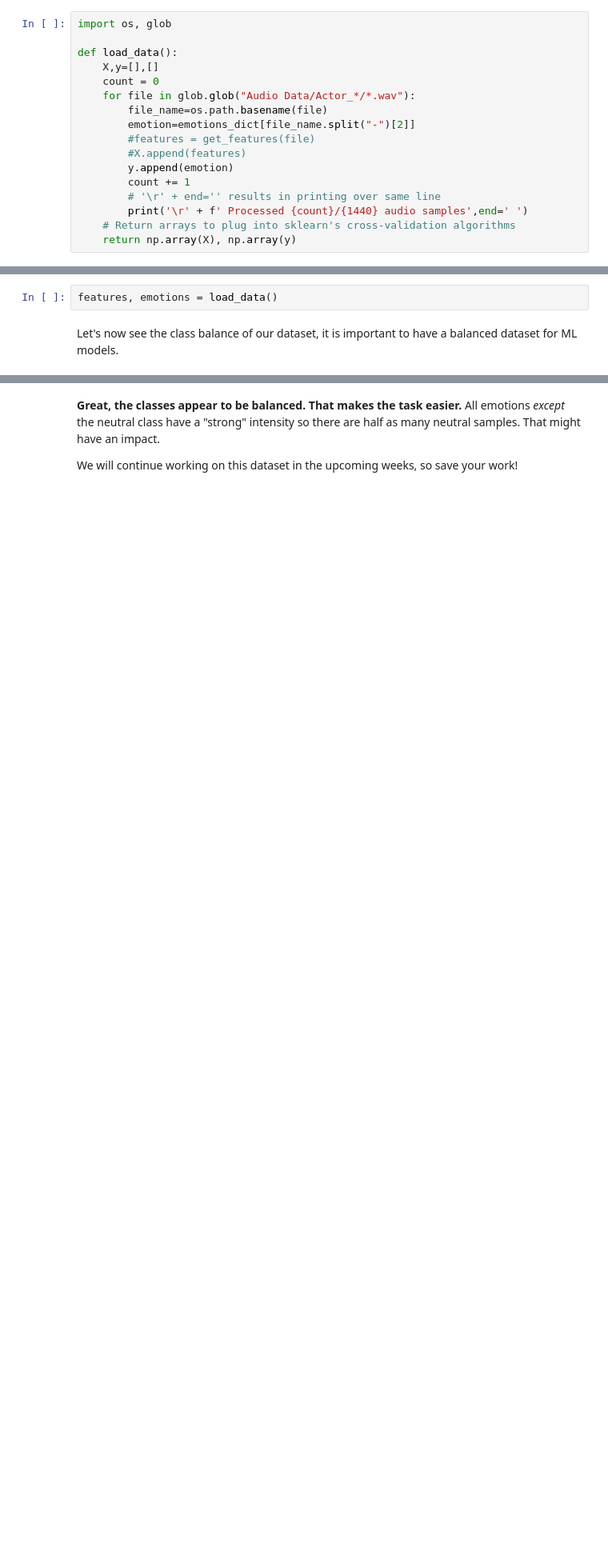
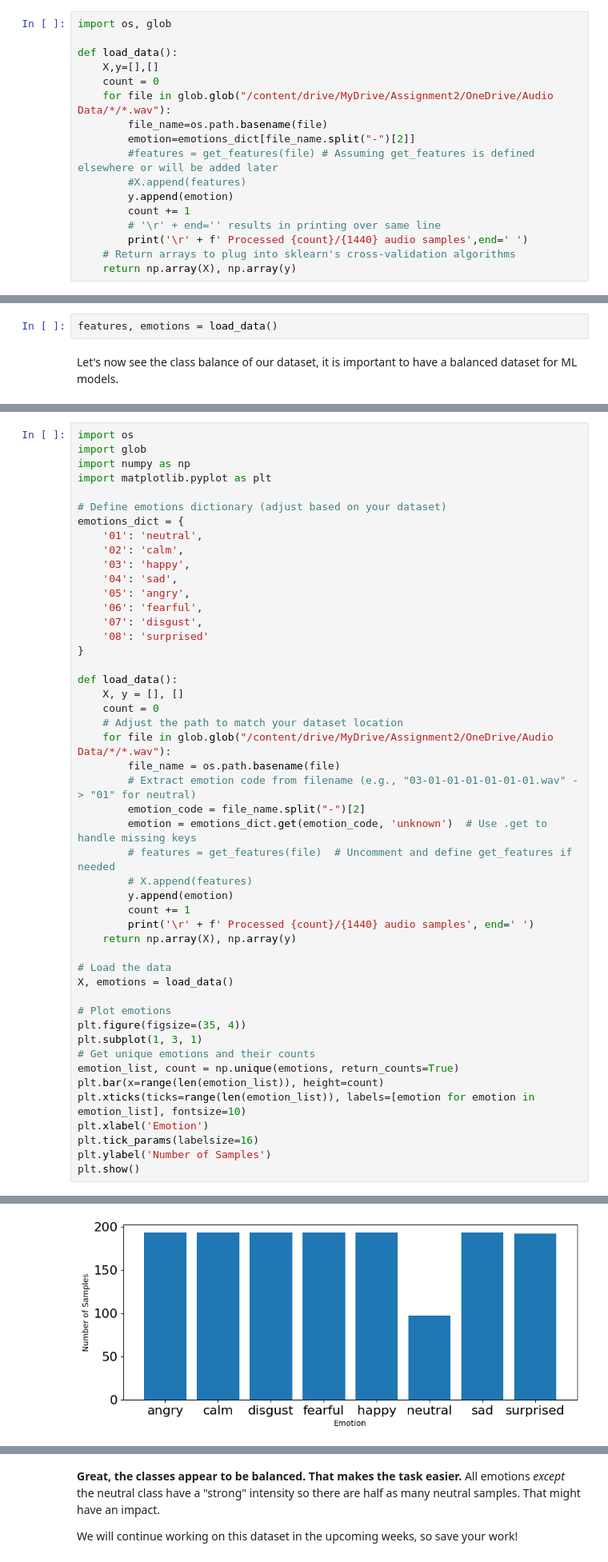
Before and after one commit to Midas0901/Poom, a Jupyter notebook: Week 2.ipynb, the cells around one changed output, grey strips where cells are left out. Shown at 80% size. Saved outputs shown, nothing was run; the diff lists cells and outputs as text; blank space fills up the shorter version.

```diff
--- a/Week 2.ipynb
+++ b/Week 2.ipynb
@@ -539,10 +677,10 @@ import os, glob
 def load_data():
     X,y=[],[]
     count = 0
-    for file in glob.glob("Audio Data/Actor_*/*.wav"):
+    for file in glob.glob("/content/drive/MyDrive/Assignment2/OneDrive/Audio Data/*/*.wav"):
         file_name=os.path.basename(file)
         emotion=emotions_dict[file_name.split("-")[2]]
-        #features = get_features(file)
+        #features = get_features(file) # Assuming get_features is defined elsewhere or will be added later
         #X.append(features)
         y.append(emotion)
         count += 1
@@ -571,0 +698,49 @@ plt.show()
+# %%
+import os
+import glob
+import numpy as np
+import matplotlib.pyplot as plt
+
+# Define emotions dictionary (adjust based on your dataset)
+emotions_dict = {
+    '01': 'neutral',
+    '02': 'calm',
+    '03': 'happy',
+    '04': 'sad',
+    '05': 'angry',
+    '06': 'fearful',
+    '07': 'disgust',
+    '08': 'surprised'
+}
+
+def load_data():
+    X, y = [], []
+    count = 0
+    # Adjust the path to match your dataset location
+    for file in glob.glob("/content/drive/MyDrive/Assignment2/OneDrive/Audio Data/*/*.wav"):
+        file_name = os.path.basename(file)
+        # Extract emotion code from filename (e.g., "03-01-01-01-01-01-01.wav" -> "01" for neutral)
+        emotion_code = file_name.split("-")[2]
+        emotion = emotions_dict.get(emotion_code, 'unknown')  # Use .get to handle missing keys
+        # features = get_features(file)  # Uncomment and define get_features if needed
+        # X.append(features)
+        y.append(emotion)
+        count += 1
+        print('\r' + f' Processed {count}/{1440} audio samples', end=' ')
+    return np.array(X), np.array(y)
+
+# Load the data
+X, emotions = load_data()
+
+# Plot emotions
+plt.figure(figsize=(35, 4))
+plt.subplot(1, 3, 1)
+# Get unique emotions and their counts
+emotion_list, count = np.unique(emotions, return_counts=True)
+plt.bar(x=range(len(emotion_list)), height=count)
+plt.xticks(ticks=range(len(emotion_list)), labels=[emotion for emotion in emotion_list], fontsize=10)
+plt.xlabel('Emotion')
+plt.tick_params(labelsize=16)
+plt.ylabel('Number of Samples')
+plt.show()
+# %% [output]
@@ -571,0 +748 @@ plt.show()
+[figure, added]
```
Also changed, not shown: parts of 27 cells of this notebook.
